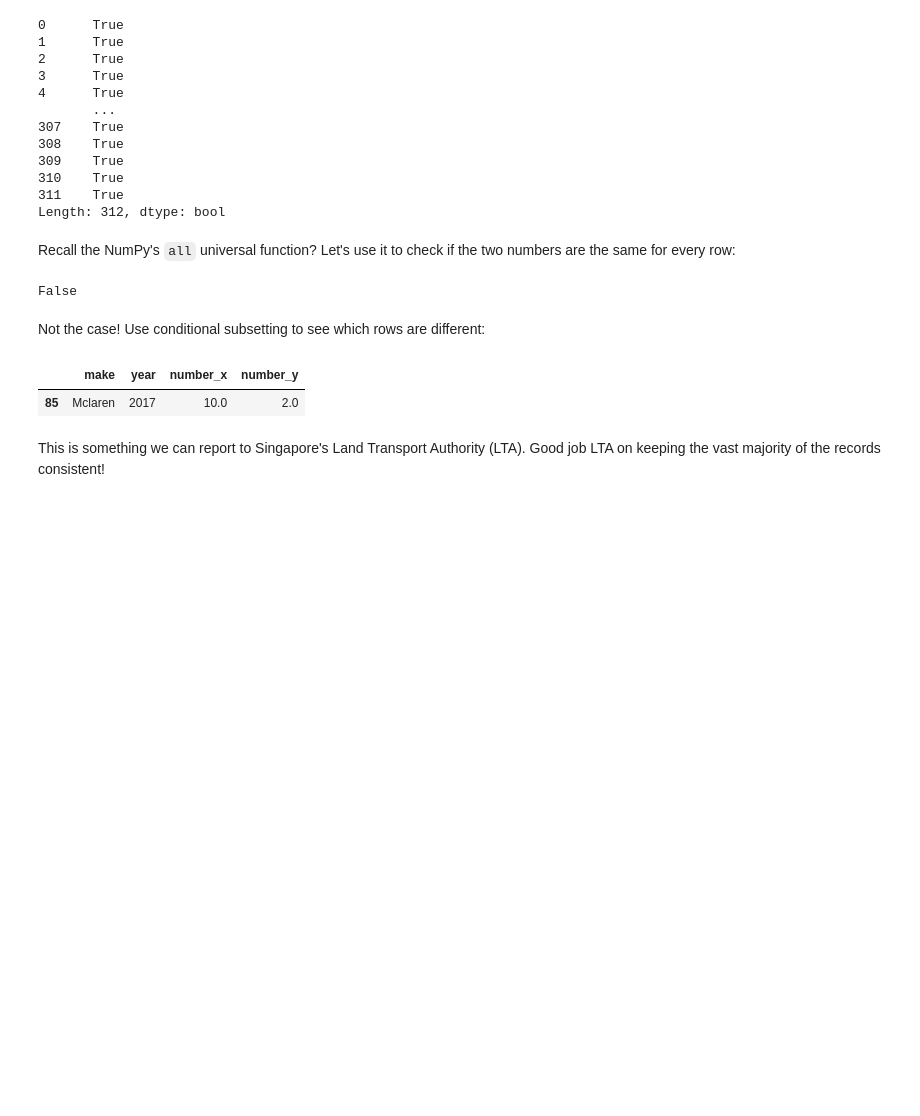
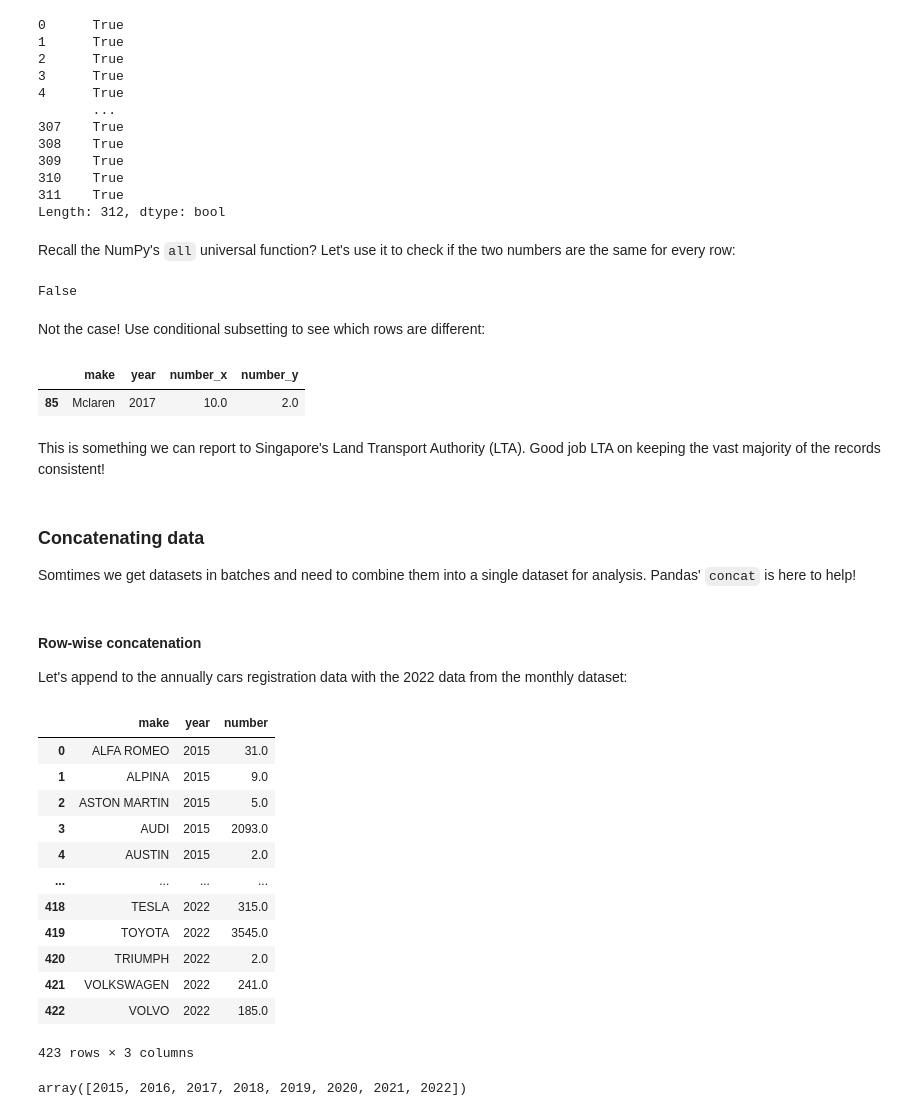
Before and after one commit to worldbank/dec-python-course, a Jupyter notebook: 1-foundations/3-numpy-and-pandas/foundations-s3.ipynb, the cells around one changed output. Cells and saved outputs as stored; diff of their text form; code cells hidden in the pictures; blank space fills up the shorter version.

```diff
--- a/1-foundations/3-numpy-and-pandas/foundations-s3.ipynb
+++ b/1-foundations/3-numpy-and-pandas/foundations-s3.ipynb
@@ -1506,3 +1513,33 @@ cars_merged[cars_merged.number_x != cars_merged.number_y]
 | 85 | Mclaren | 2017 | 10.0 | 2.0 |
 # %% [markdown]
 This is something we can report to Singapore's Land Transport Authority (LTA). Good job LTA on keeping the vast majority of the records consistent!
+# %% [markdown]
+### Concatenating data
+
+Somtimes we get datasets in batches and need to combine them into a single dataset for analysis. Pandas' `concat` is here to help!
+# %% [markdown]
+#### **Row-wise concatenation**
+
+Let's append to the annually cars registration data with the 2022 data from the monthly dataset:
+# %%
+cars_2022_partial = cars_monthly_reset[cars_monthly_reset.year == 2022]
+cars_annual_with_2022 = pd.concat([cars_annually_reset, cars_2022_partial], ignore_index=True)
+cars_annual_with_2022
+# %% [output]
+|  | make | year | number |
+| 0 | ALFA ROMEO | 2015 | 31.0 |
+| 1 | ALPINA | 2015 | 9.0 |
+| 2 | ASTON MARTIN | 2015 | 5.0 |
+| 3 | AUDI | 2015 | 2093.0 |
+| 4 | AUSTIN | 2015 | 2.0 |
+| ... | ... | ... | ... |
+| 418 | TESLA | 2022 | 315.0 |
+| 419 | TOYOTA | 2022 | 3545.0 |
+| 420 | TRIUMPH | 2022 | 2.0 |
+| 421 | VOLKSWAGEN | 2022 | 241.0 |
+| 422 | VOLVO | 2022 | 185.0 |
+423 rows × 3 columns
+# %%
+cars_annual_with_2022.year.unique()
+# %% [output]
+array([2015, 2016, 2017, 2018, 2019, 2020, 2021, 2022])
```
Also changed, not shown: parts of 13 cells of this notebook.
